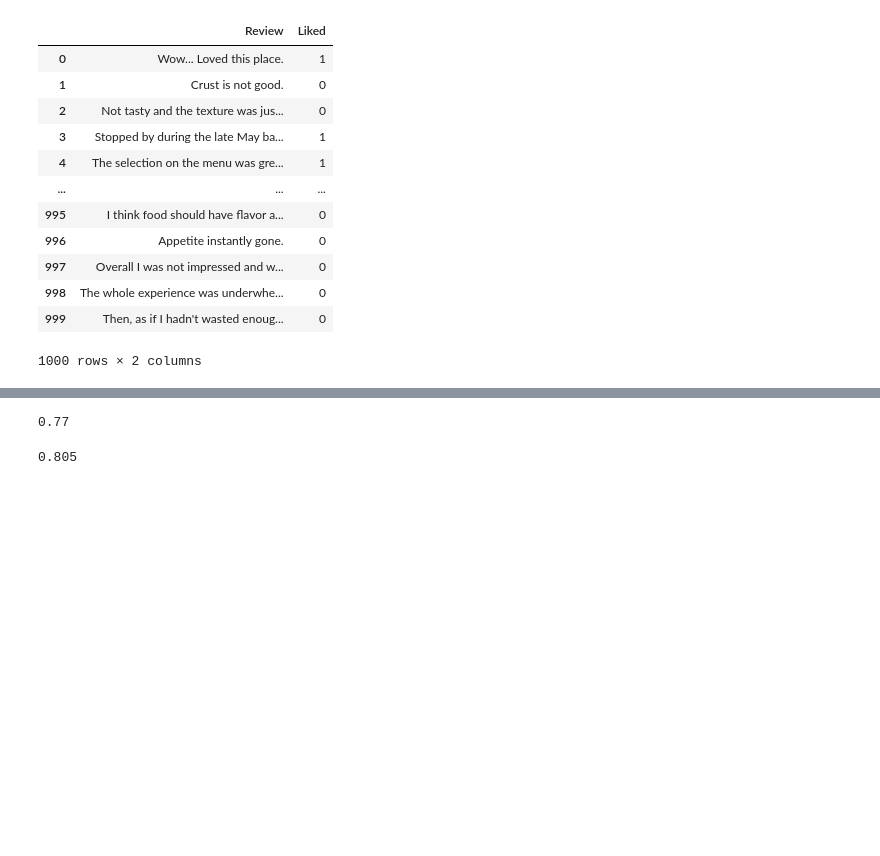
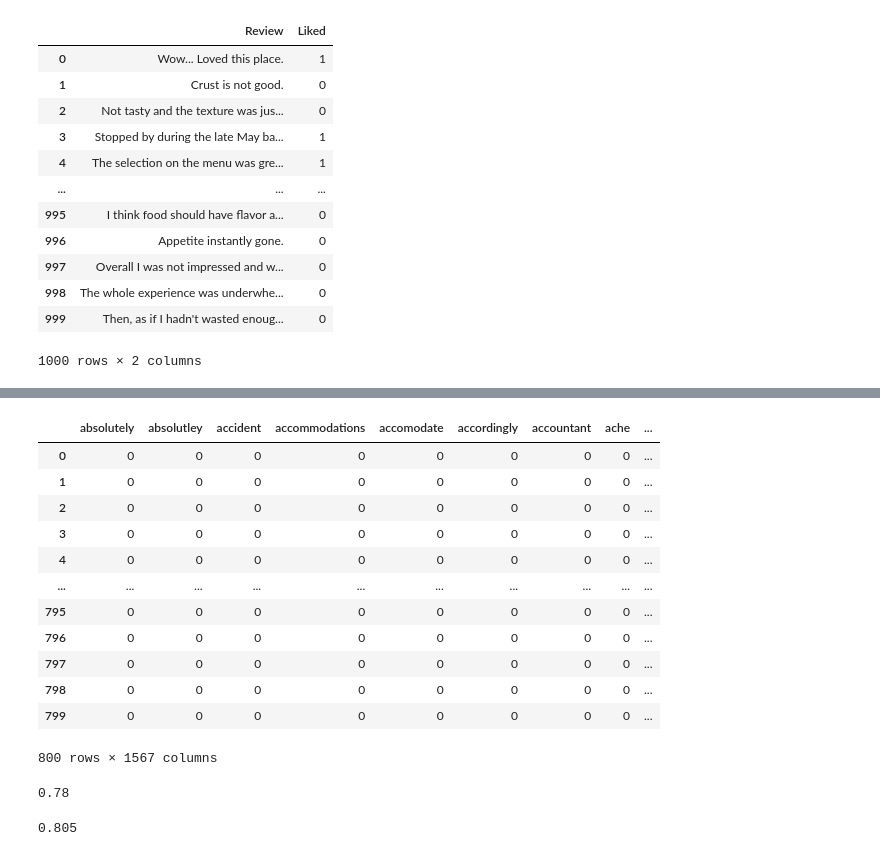
Before and after one commit to Manish0027/Sentimental-analysis-of-Restaurant, a Jupyter notebook: sentiment analysis.ipynb, the cells around one changed output, grey strips where cells are left out. Saved outputs shown, nothing was run; the diff lists cells and outputs as text; code cells hidden in the pictures; blank space fills up the shorter version.

```diff
--- a/sentiment analysis.ipynb
+++ b/sentiment analysis.ipynb
@@ -26,0 +56,8 @@ df
+# %%
+sent=[]
+for words in df["Review"]:
+    strex=re.sub('[^a-zA-Z]',' ',words)
+    strex=strex.lower()
+    sent.append(strex)
+# %%
+df["Review"]=sent
@@ -35,6 +88,26 @@ x_train,x_test,y_train,y_test = train_test_split(x,y,test_size=0.2,random_state=
 vect = CountVectorizer(stop_words = 'english')
 x_train_vect = vect.fit_transform(x_train)
 x_test_vect = vect.transform(x_test)
+# %%
+count_array = x_train_vect.toarray()
+# %%
+dff=pd.DataFrame(data=count_array,columns=vect.get_feature_names())
+# %%
+dff
+# %% [output]
+|  | absolutely | absolutley | accident | accommodations | accomodate | accordingly | accountant | ache | ... |
+| 0 | 0 | 0 | 0 | 0 | 0 | 0 | 0 | 0 | ... |
+| 1 | 0 | 0 | 0 | 0 | 0 | 0 | 0 | 0 | ... |
+| 2 | 0 | 0 | 0 | 0 | 0 | 0 | 0 | 0 | ... |
+| 3 | 0 | 0 | 0 | 0 | 0 | 0 | 0 | 0 | ... |
+| 4 | 0 | 0 | 0 | 0 | 0 | 0 | 0 | 0 | ... |
+| ... | ... | ... | ... | ... | ... | ... | ... | ... | ... |
+| 795 | 0 | 0 | 0 | 0 | 0 | 0 | 0 | 0 | ... |
+| 796 | 0 | 0 | 0 | 0 | 0 | 0 | 0 | 0 | ... |
+| 797 | 0 | 0 | 0 | 0 | 0 | 0 | 0 | 0 | ... |
+| 798 | 0 | 0 | 0 | 0 | 0 | 0 | 0 | 0 | ... |
+| 799 | 0 | 0 | 0 | 0 | 0 | 0 | 0 | 0 | ... |
+800 rows × 1567 columns
 # %%
 #Method 1
 #Apply the ML algorithm (Support vector machine)(SVM)
@@ -46,7 +119,7 @@ y_pred1 = model1.predict(x_test_vect)
 acc1 = accuracy_score(y_pred1,y_test)
 acc1
 # %% [output]
-0.77
+0.78
 # %%
 #Method 2
 # SVC pipeline method
```
Also changed, not shown: parts of 30 cells of this notebook.
